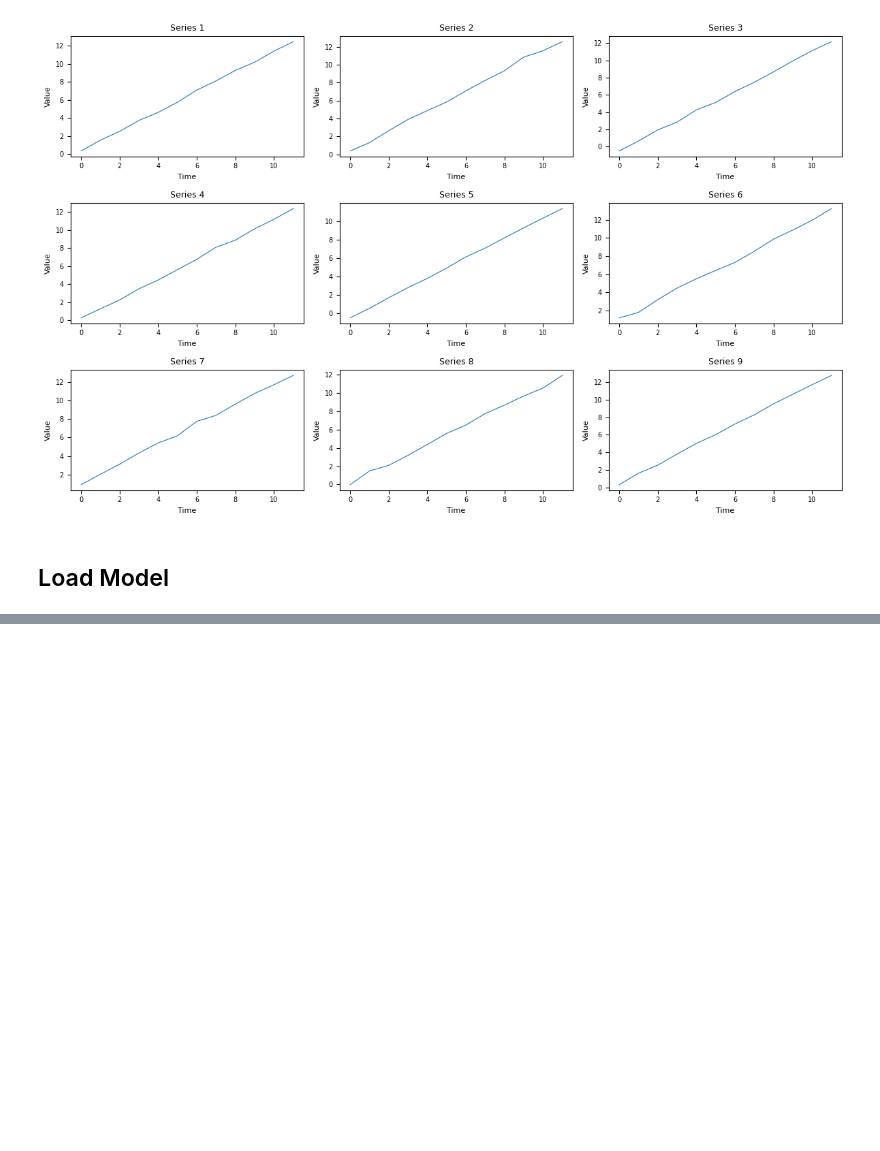
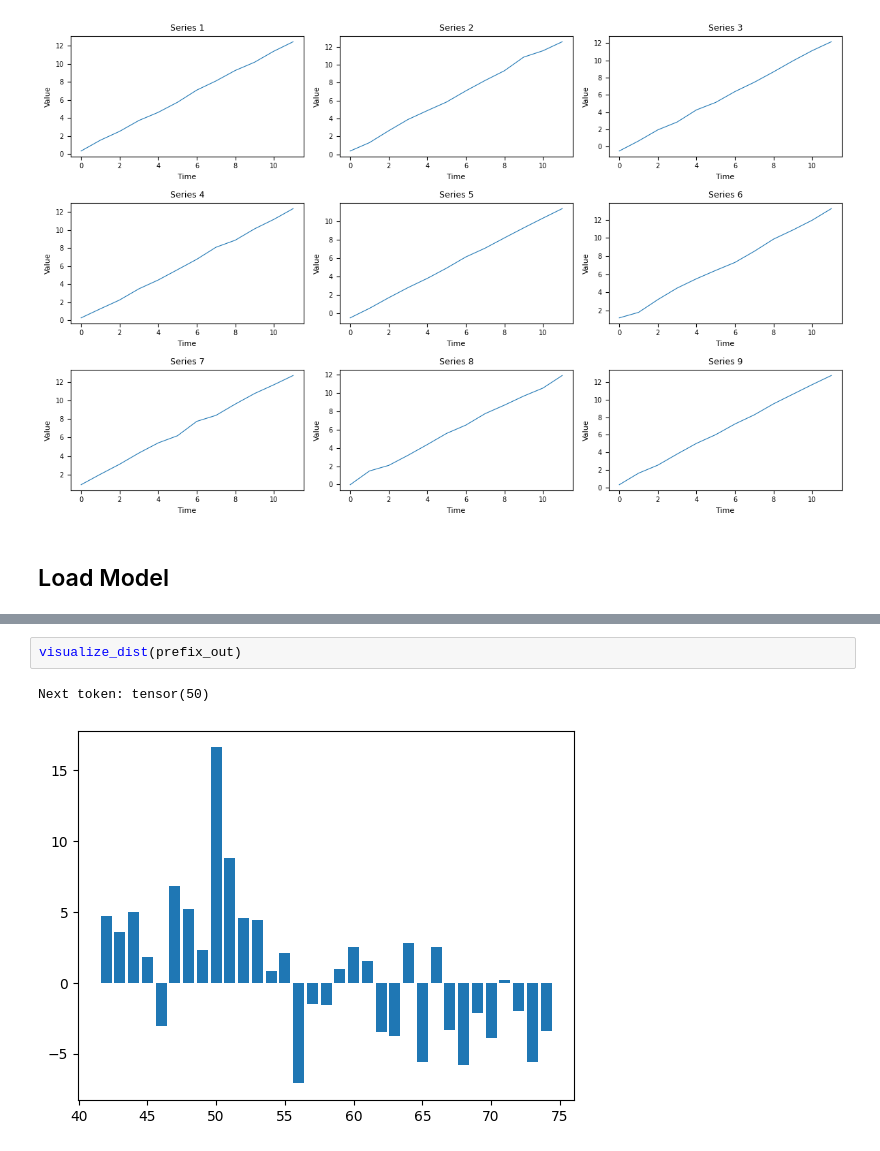
Before and after one commit to Pratik-Doshi-99/time-series-fms, a Jupyter notebook: exploration/benchmark_perf.ipynb, the cells around one changed output, grey strips where cells are left out. Saved outputs shown, nothing was run; the diff lists cells and outputs as text; blank space fills up the shorter version.

```diff
--- a/exploration/benchmark_perf.ipynb
+++ b/exploration/benchmark_perf.ipynb
@@ -106,0 +230,5 @@ model.load_state_dict(state_dict)
+# %%
+visualize_dist(prefix_out)
+# %% [output]
+Next token: tensor(50)
+[figure, added]
```
Also changed, not shown: parts of 21 cells of this notebook, 2 other files.
